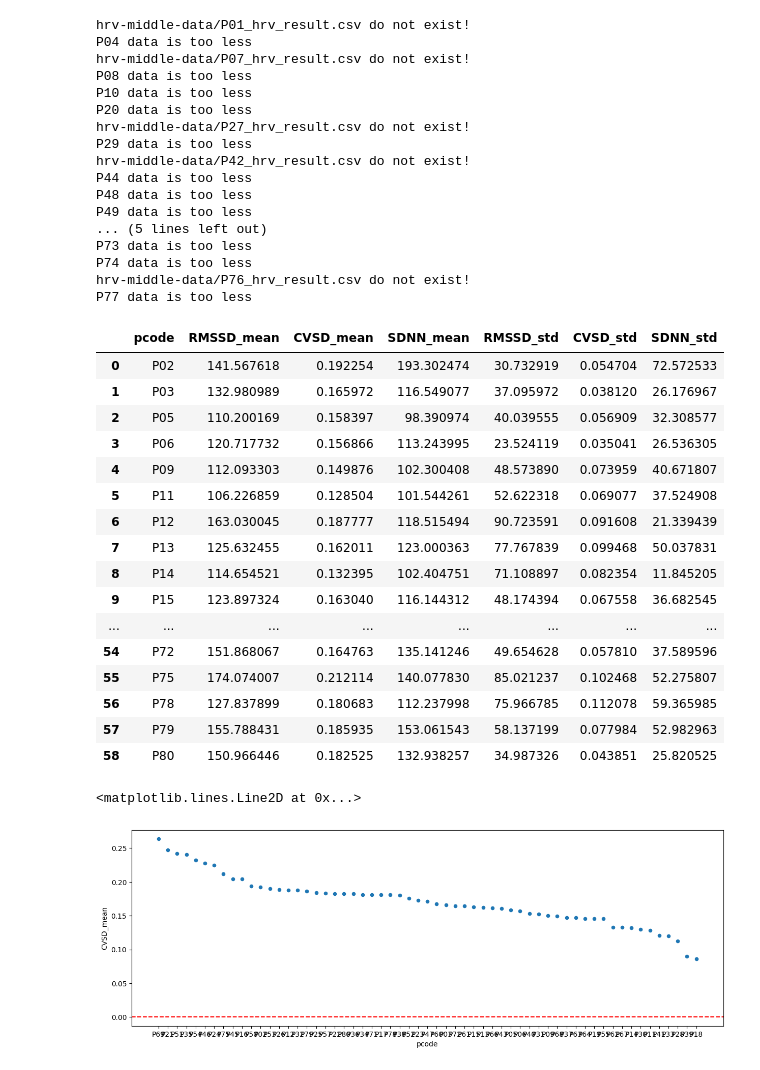
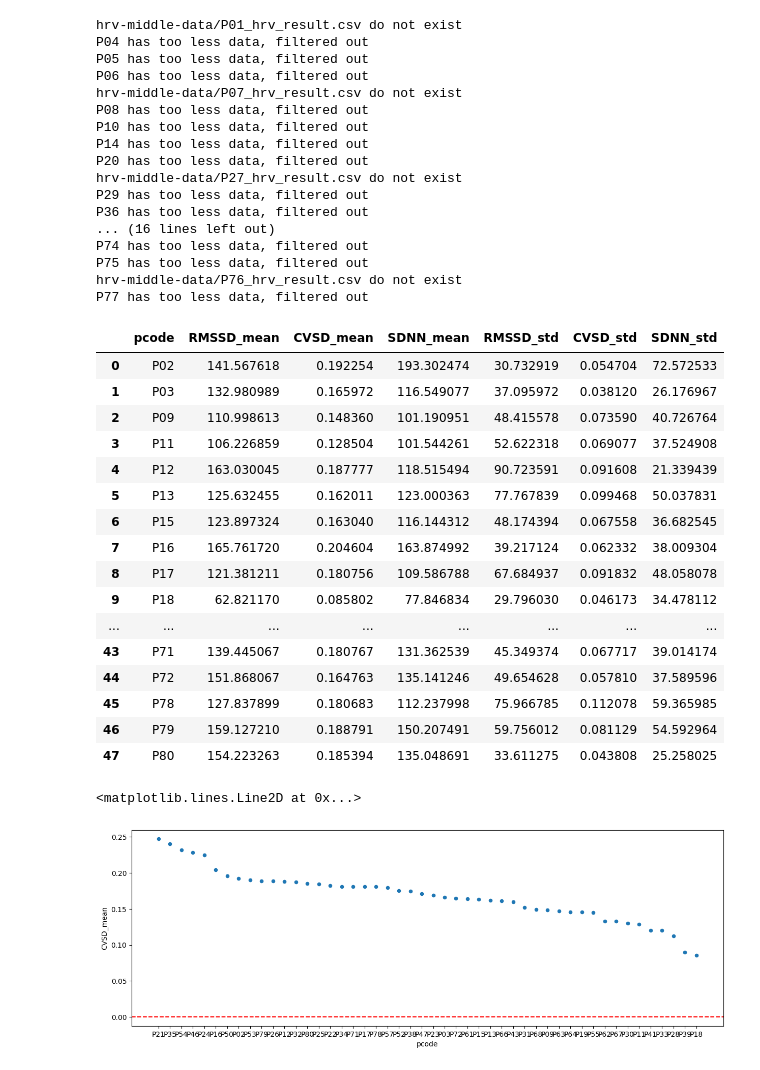
Before and after one commit to chenyfz/INFOMQNM-Project, a Jupyter notebook: hrv_analyse.ipynb, the cells around one changed output. Saved outputs shown, nothing was run; the diff lists cells and outputs as text; code cells hidden in the pictures.

```diff
--- a/hrv_analyse.ipynb
+++ b/hrv_analyse.ipynb
@@ -5,66 +5,64 @@ import numpy as np
 import pandas as pd
 from matplotlib import pyplot as plt
 import scipy
 
 hrv_middle_data_path = 'hrv-middle-data/'
 measurement = 'CVSD_mean'
-test_output_path = 'hrv-middle-data-test/'
 
 res = pd.DataFrame([], columns=['pcode', 'RMSSD_mean', 'CVSD_mean', 'SDNN_mean', 'RMSSD_std', 'CVSD_std', 'SDNN_std'])
 
 for p_index in range(80):
     participant_key = 'P' + str(p_index + 1).zfill(2)
     file_path = hrv_middle_data_path + participant_key + '_hrv_result.csv'
 
     if not os.path.isfile(file_path):
         print(file_path + ' do not exist')
         continue
 
     df = pd.read_csv(file_path)
 
     if len(df) < 5:
         print(participant_key + ' has too less data, filtered out')
         continue
 
-    df[['HRV_RMSSD', 'HRV_CVSD', 'HRV_SDNN']].to_csv(test_output_path + participant_key + '_hrv_result.csv', index=False)
     res.loc[len(res)] = [participant_key, df['HRV_RMSSD'].mean(), df['HRV_CVSD'].mean(), df['HRV_SDNN'].mean(), df['HRV_RMSSD'].std(), df['HRV_CVSD'].std(), df['HRV_SDNN'].std()]
 
 res
 # %% [output]
-hrv-middle-data/P01_hrv_result.csv do not exist!
-P04 data is too less
-hrv-middle-data/P07_hrv_result.csv do not exist!
-P08 data is too less
-P10 data is too less
-P20 data is too less
-hrv-middle-data/P27_hrv_result.csv do not exist!
-P29 data is too less
-hrv-middle-data/P42_hrv_result.csv do not exist!
-P44 data is too less
-P48 data is too less
-P49 data is too less
-... (5 lines left out)
-P73 data is too less
-P74 data is too less
-hrv-middle-data/P76_hrv_result.csv do not exist!
-P77 data is too less
+hrv-middle-data/P01_hrv_result.csv do not exist
+P04 has too less data, filtered out
+P05 has too less data, filtered out
+P06 has too less data, filtered out
+hrv-middle-data/P07_hrv_result.csv do not exist
+P08 has too less data, filtered out
+P10 has too less data, filtered out
+P14 has too less data, filtered out
+P20 has too less data, filtered out
+hrv-middle-data/P27_hrv_result.csv do not exist
+P29 has too less data, filtered out
+P36 has too less data, filtered out
+... (16 lines left out)
+P74 has too less data, filtered out
+P75 has too less data, filtered out
+hrv-middle-data/P76_hrv_result.csv do not exist
+P77 has too less data, filtered out
 |  | pcode | RMSSD_mean | CVSD_mean | SDNN_mean | RMSSD_std | CVSD_std | SDNN_std |
 | 0 | P02 | 141.567618 | 0.192254 | 193.302474 | 30.732919 | 0.054704 | 72.572533 |
 | 1 | P03 | 132.980989 | 0.165972 | 116.549077 | 37.095972 | 0.038120 | 26.176967 |
-| 2 | P05 | 110.200169 | 0.158397 | 98.390974 | 40.039555 | 0.056909 | 32.308577 |
-| 3 | P06 | 120.717732 | 0.156866 | 113.243995 | 23.524119 | 0.035041 | 26.536305 |
-| 4 | P09 | 112.093303 | 0.149876 | 102.300408 | 48.573890 | 0.073959 | 40.671807 |
-| 5 | P11 | 106.226859 | 0.128504 | 101.544261 | 52.622318 | 0.069077 | 37.524908 |
-| 6 | P12 | 163.030045 | 0.187777 | 118.515494 | 90.723591 | 0.091608 | 21.339439 |
-| 7 | P13 | 125.632455 | 0.162011 | 123.000363 | 77.767839 | 0.099468 | 50.037831 |
-| 8 | P14 | 114.654521 | 0.132395 | 102.404751 | 71.108897 | 0.082354 | 11.845205 |
-| 9 | P15 | 123.897324 | 0.163040 | 116.144312 | 48.174394 | 0.067558 | 36.682545 |
+| 2 | P09 | 110.998613 | 0.148360 | 101.190951 | 48.415578 | 0.073590 | 40.726764 |
+| 3 | P11 | 106.226859 | 0.128504 | 101.544261 | 52.622318 | 0.069077 | 37.524908 |
+| 4 | P12 | 163.030045 | 0.187777 | 118.515494 | 90.723591 | 0.091608 | 21.339439 |
+| 5 | P13 | 125.632455 | 0.162011 | 123.000363 | 77.767839 | 0.099468 | 50.037831 |
+| 6 | P15 | 123.897324 | 0.163040 | 116.144312 | 48.174394 | 0.067558 | 36.682545 |
+| 7 | P16 | 165.761720 | 0.204604 | 163.874992 | 39.217124 | 0.062332 | 38.009304 |
+| 8 | P17 | 121.381211 | 0.180756 | 109.586788 | 67.684937 | 0.091832 | 48.058078 |
+| 9 | P18 | 62.821170 | 0.085802 | 77.846834 | 29.796030 | 0.046173 | 34.478112 |
 | ... | ... | ... | ... | ... | ... | ... | ... |
-| 54 | P72 | 151.868067 | 0.164763 | 135.141246 | 49.654628 | 0.057810 | 37.589596 |
-| 55 | P75 | 174.074007 | 0.212114 | 140.077830 | 85.021237 | 0.102468 | 52.275807 |
-| 56 | P78 | 127.837899 | 0.180683 | 112.237998 | 75.966785 | 0.112078 | 59.365985 |
-| 57 | P79 | 155.788431 | 0.185935 | 153.061543 | 58.137199 | 0.077984 | 52.982963 |
-| 58 | P80 | 150.966446 | 0.182525 | 132.938257 | 34.987326 | 0.043851 | 25.820525 |
+| 43 | P71 | 139.445067 | 0.180767 | 131.362539 | 45.349374 | 0.067717 | 39.014174 |
+| 44 | P72 | 151.868067 | 0.164763 | 135.141246 | 49.654628 | 0.057810 | 37.589596 |
+| 45 | P78 | 127.837899 | 0.180683 | 112.237998 | 75.966785 | 0.112078 | 59.365985 |
+| 46 | P79 | 159.127210 | 0.188791 | 150.207491 | 59.756012 | 0.081129 | 54.592964 |
+| 47 | P80 | 154.223263 | 0.185394 | 135.048691 | 33.611275 | 0.043808 | 25.258025 |
 # %%
 
 res.sort_values(by=measurement, ascending=False, inplace=True)
@@ -75,7 +73,7 @@ plot = res.plot(x='pcode', y=measurement, kind='scatter', figsize=(15, 5))
 plot.axhline(0, color='red', linestyle='--', label='y=0 line')
 # %% [output]
 <matplotlib.lines.Line2D at 0x...>
-[figure, old version]
+[figure, new version]
 # %%
 df_subj = pd.read_csv('dataset/SubjData/UserInfo.csv')
 df_subj
```
Also changed, not shown: parts of 5 cells of this notebook, 1 other file.
